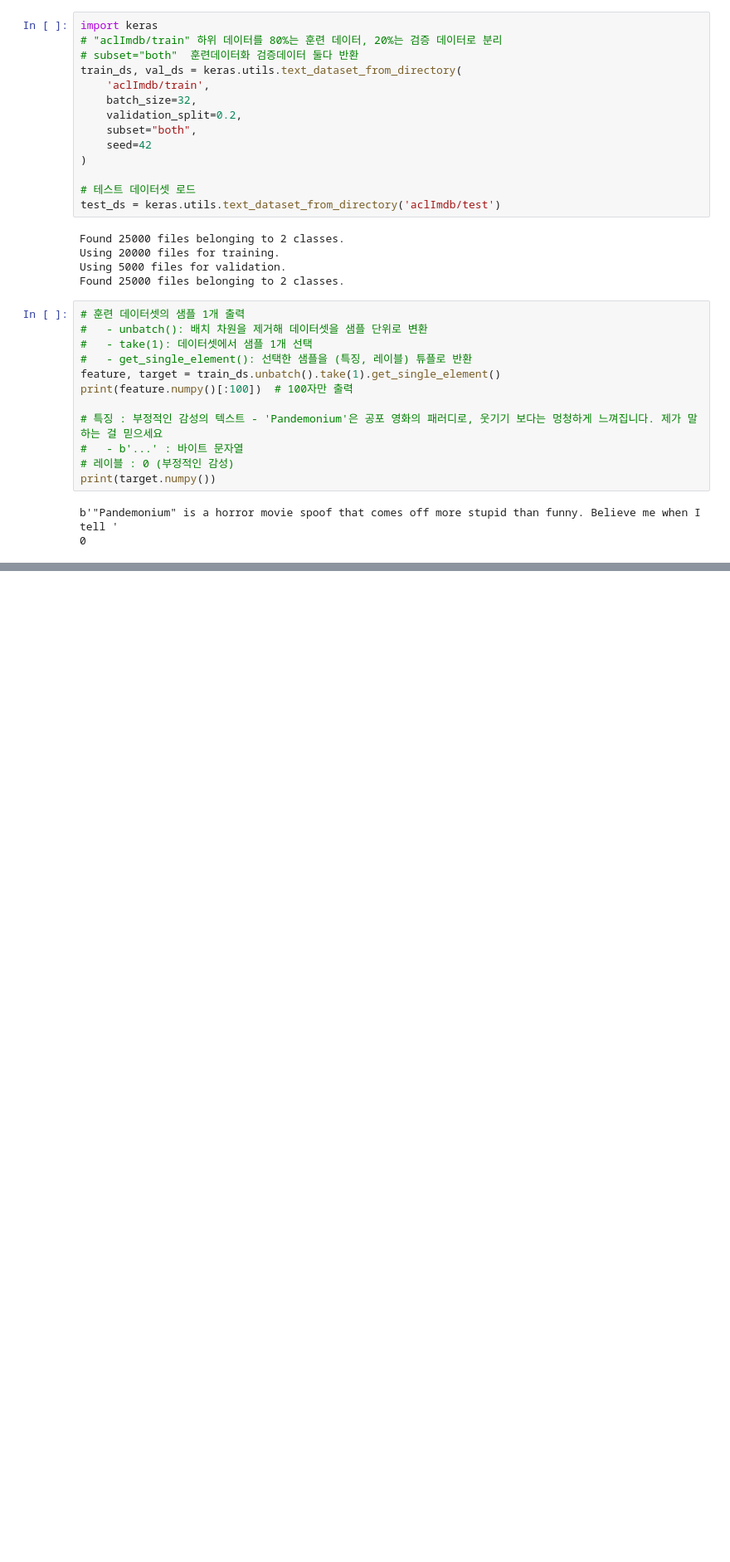
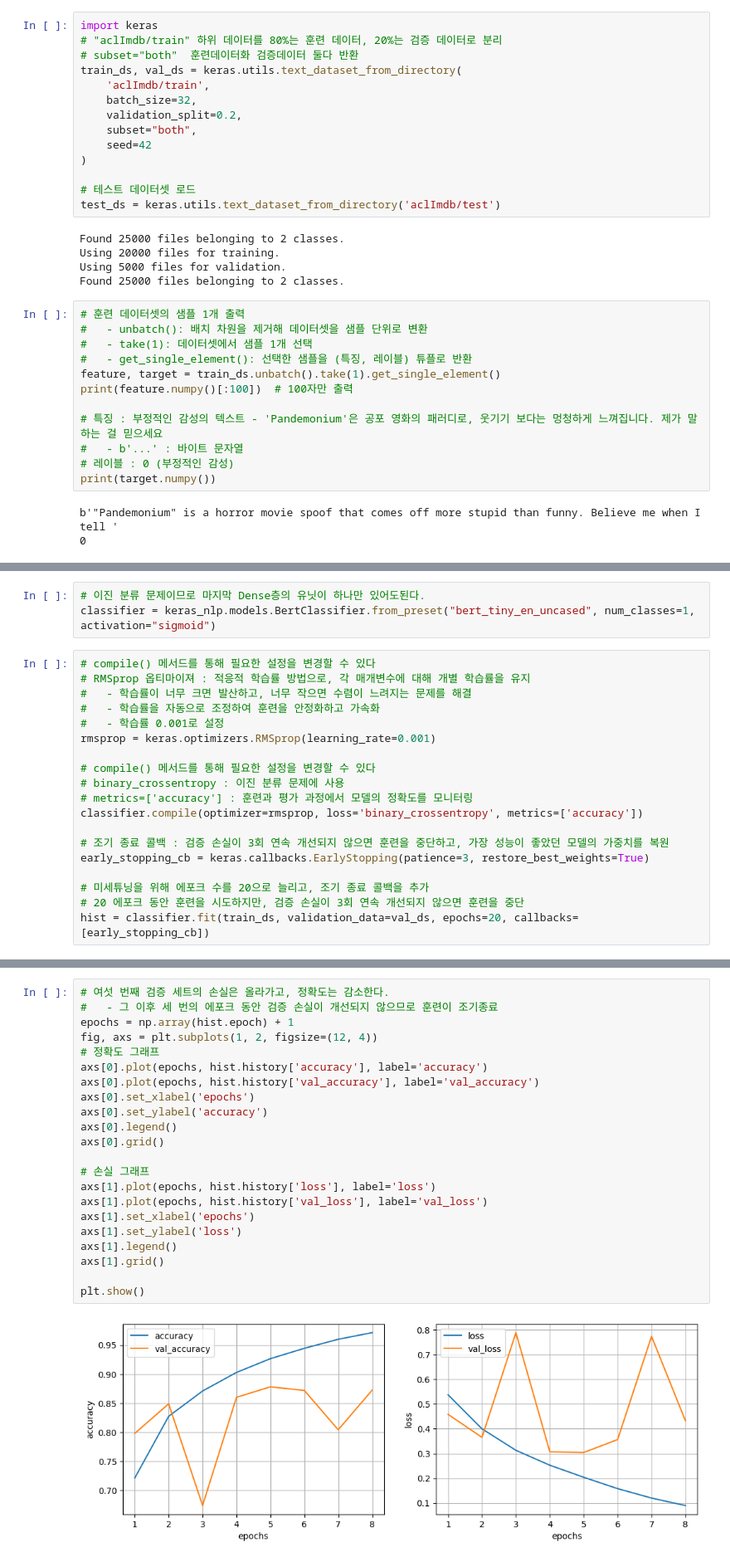
Before and after one commit to redinbluesky/hongong-study-deeplearning, a Jupyter notebook: 04-02 전이 학습으로 영화 리뷰 텍스트 감성 분류하기.ipynb, the cells around one changed output, grey strips where cells are left out. Shown: that part at 83% size. Drawn from its saved outputs; the diff is of its cells as text; blank space fills up the shorter version.

```diff
--- a/04-02 전이 학습으로 영화 리뷰 텍스트 감성 분류하기.ipynb
+++ b/04-02 전이 학습으로 영화 리뷰 텍스트 감성 분류하기.ipynb
@@ -244,0 +333,22 @@ TensorFlow version: 2.21.0-dev20250925
+# %%
+# 이진 분류 문제이므로 마지막 Dense층의 유닛이 하나만 있어도된다.
+classifier = keras_nlp.models.BertClassifier.from_preset("bert_tiny_en_uncased", num_classes=1, activation="sigmoid")
+# %%
+# compile() 메서드를 통해 필요한 설정을 변경할 수 있다
+# RMSprop 옵티마이져 : 적응적 학습률 방법으로, 각 매개변수에 대해 개별 학습률을 유지
+#   - 학습률이 너무 크면 발산하고, 너무 작으면 수렴이 느려지는 문제를 해결
+#   - 학습률을 자동으로 조정하여 훈련을 안정화하고 가속화
+#   - 학습률 0.001로 설정
+rmsprop = keras.optimizers.RMSprop(learning_rate=0.001)
+
+# compile() 메서드를 통해 필요한 설정을 변경할 수 있다
+# binary_crossentropy : 이진 분류 문제에 사용
+# metrics=['accuracy'] : 훈련과 평가 과정에서 모델의 정확도를 모니터링
+classifier.compile(optimizer=rmsprop, loss='binary_crossentropy', metrics=['accuracy'])
+
+# 조기 종료 콜백 : 검증 손실이 3회 연속 개선되지 않으면 훈련을 중단하고, 가장 성능이 좋았던 모델의 가중치를 복원
+early_stopping_cb = keras.callbacks.EarlyStopping(patience=3, restore_best_weights=True)
+
+# 미세튜닝을 위해 에포크 수를 20으로 늘리고, 조기 종료 콜백을 추가
+# 20 에포크 동안 훈련을 시도하지만, 검증 손실이 3회 연속 개선되지 않으면 훈련을 중단
+hist = classifier.fit(train_ds, validation_data=val_ds, epochs=20, callbacks=[early_stopping_cb])
@@ -244,0 +372,24 @@ TensorFlow version: 2.21.0-dev20250925
+# %%
+# 여섯 번째 검증 세트의 손실은 올라가고, 정확도는 감소한다.
+#   - 그 이후 세 번의 에포크 동안 검증 손실이 개선되지 않으므로 훈련이 조기종료
+epochs = np.array(hist.epoch) + 1
+fig, axs = plt.subplots(1, 2, figsize=(12, 4))
+# 정확도 그래프
+axs[0].plot(epochs, hist.history['accuracy'], label='accuracy')
+axs[0].plot(epochs, hist.history['val_accuracy'], label='val_accuracy')
+axs[0].set_xlabel('epochs')
+axs[0].set_ylabel('accuracy')
+axs[0].legend()
+axs[0].grid()
+
+# 손실 그래프
+axs[1].plot(epochs, hist.history['loss'], label='loss')
+axs[1].plot(epochs, hist.history['val_loss'], label='val_loss')
+axs[1].set_xlabel('epochs')
+axs[1].set_ylabel('loss')
+axs[1].legend()
+axs[1].grid()
+
+plt.show()
+# %% [output]
+[figure, added]
```
Also changed, not shown: parts of 18 cells of this notebook.
